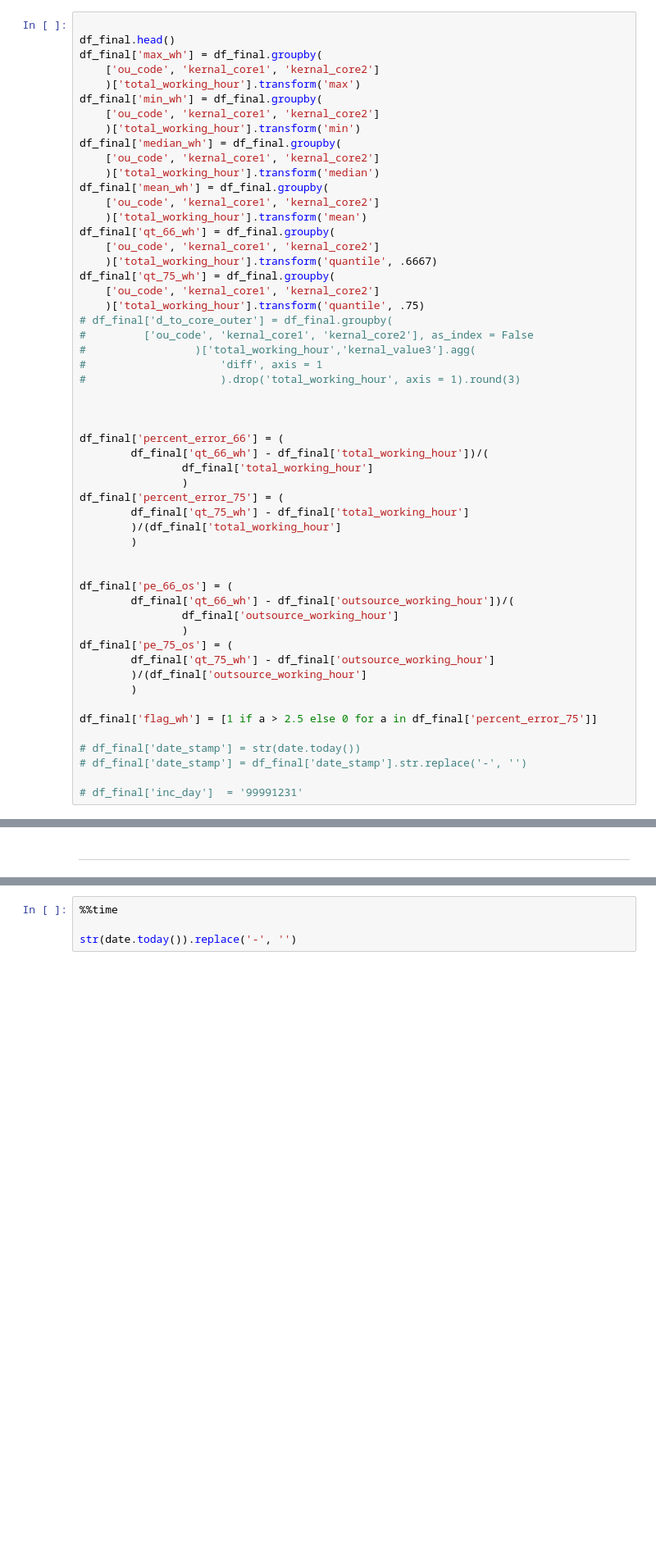
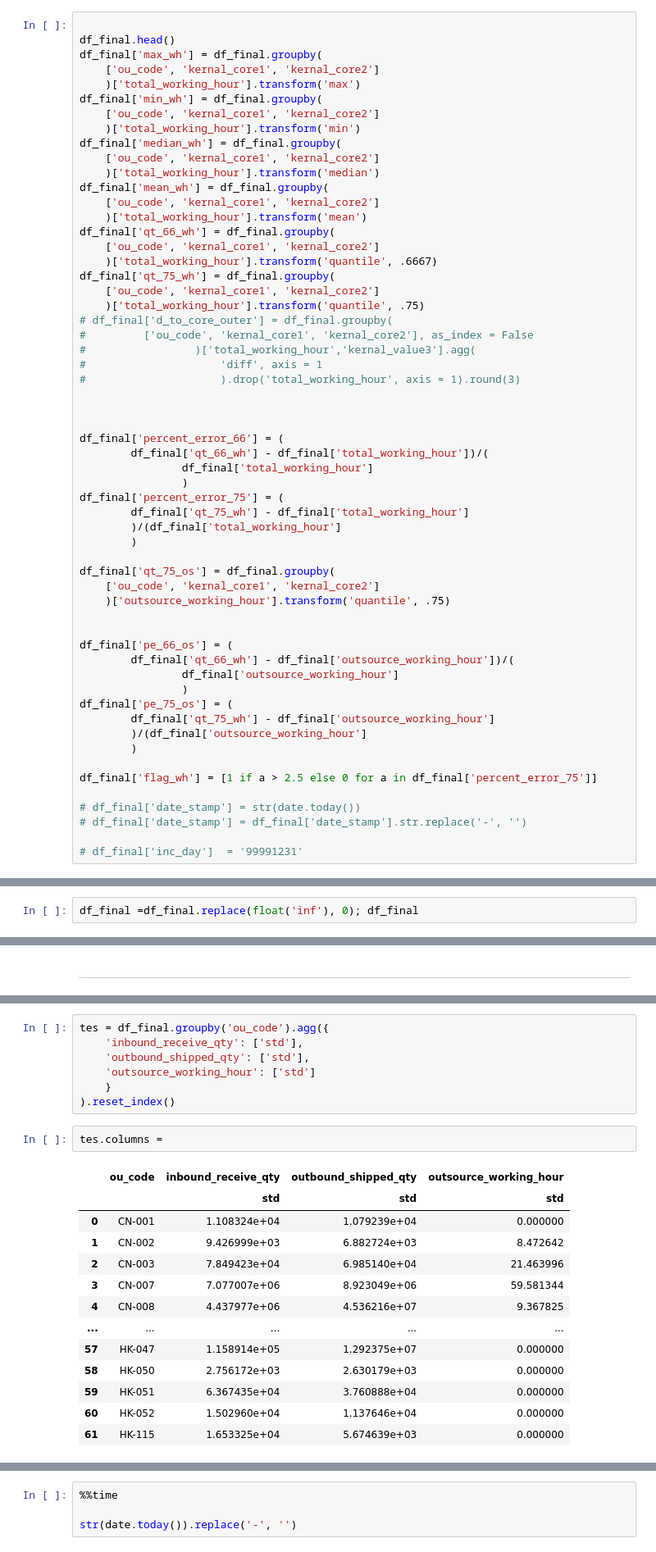
Before and after one commit to fyenne/play1, a Jupyter notebook: play1.ipynb, the cells around one changed output, grey strips where cells are left out. Shown: that part at 82% size. Cells and saved outputs as stored; diff of their text form; blank space fills up the shorter version.

```diff
--- a/play1.ipynb
+++ b/play1.ipynb
@@ -427,6 +433,10 @@ df_final['percent_error_75'] = (
         )/(df_final['total_working_hour']
         )
 
+df_final['qt_75_os'] = df_final.groupby(
+    ['ou_code', 'kernal_core1', 'kernal_core2']
+    )['outsource_working_hour'].transform('quantile', .75)
+
 
 df_final['pe_66_os'] = (
         df_final['qt_66_wh'] - df_final['outsource_working_hour'])/(
@@ -461,0 +456,2 @@ df_final
+# %%
+df_final =df_final.replace(float('inf'), 0); df_final
@@ -493,0 +517,23 @@ df_final
+# %%
+tes = df_final.groupby('ou_code').agg({
+    'inbound_receive_qty': ['std'],
+    'outbound_shipped_qty': ['std'],
+    'outsource_working_hour': ['std']
+    }
+).reset_index()
+# %%
+tes.columns =
+# %% [output]
+|  | ou_code | inbound_receive_qty | outbound_shipped_qty | outsource_working_hour |
+|  |  | std | std | std |
+| 0 | CN-001 | 1.108324e+04 | 1.079239e+04 | 0.000000 |
+| 1 | CN-002 | 9.426999e+03 | 6.882724e+03 | 8.472642 |
+| 2 | CN-003 | 7.849423e+04 | 6.985140e+04 | 21.463996 |
+| 3 | CN-007 | 7.077007e+06 | 8.923049e+06 | 59.581344 |
+| 4 | CN-008 | 4.437977e+06 | 4.536216e+07 | 9.367825 |
+| ... | ... | ... | ... | ... |
+| 57 | HK-047 | 1.158914e+05 | 1.292375e+07 | 0.000000 |
+| 58 | HK-050 | 2.756172e+03 | 2.630179e+03 | 0.000000 |
+| 59 | HK-051 | 6.367435e+04 | 3.760888e+04 | 0.000000 |
+| 60 | HK-052 | 1.502960e+04 | 1.137646e+04 | 0.000000 |
+| 61 | HK-115 | 1.653325e+04 | 5.674639e+03 | 0.000000 |
```
Also changed, not shown: parts of 8 cells of this notebook, 2 other files.
